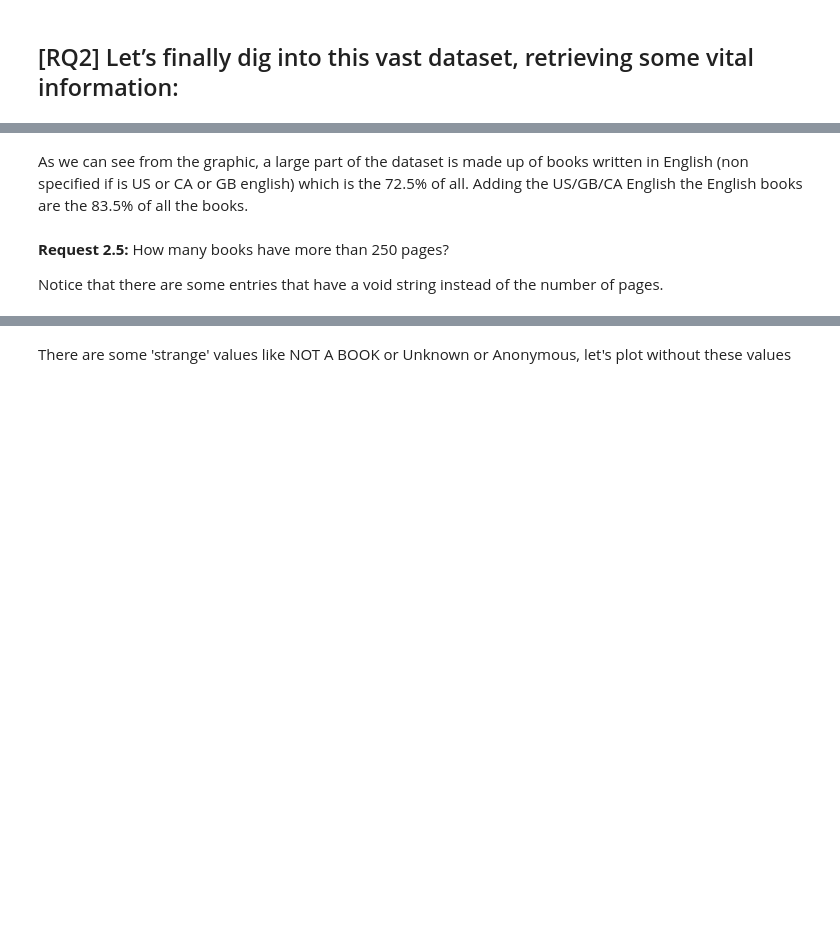
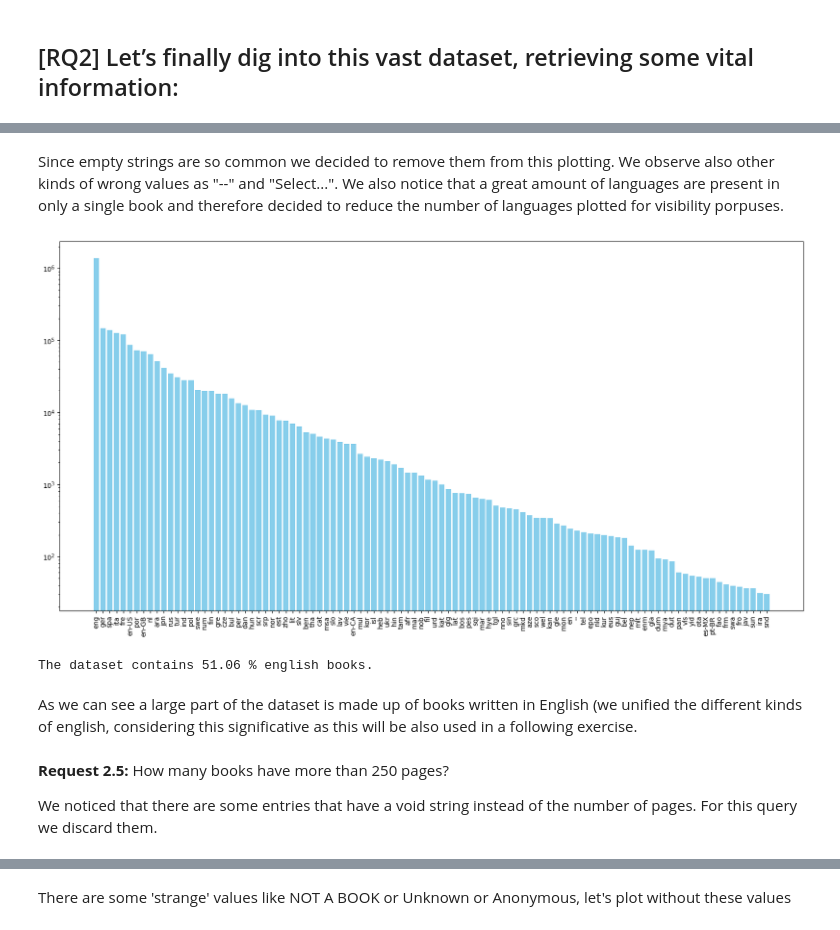
Before and after one commit to LorenzoPannacci/ADM-HW2, a Jupyter notebook: main.ipynb, the cells around one changed output, grey strips where cells are left out. Cells and saved outputs as stored; diff of their text form; code cells hidden in the pictures; blank space fills up the shorter version.

```diff
--- a/main.ipynb
+++ b/main.ipynb
@@ -488,6 +664,13 @@ lingua
+# %% [markdown]
+Since empty strings are so common we decided to remove them from this plotting. We observe also other kinds of wrong values as "--" and "Select...". We also notice that a great amount of languages are present in only a single book and therefore decided to reduce the number of languages plotted for visibility porpuses.
 # %%
-languages = lingua['language'].value_counts().head(20)
-plt.bar(languages.index, languages.values, color='skyblue')
+languages = books[(books["language"] != ("" and "--" and "Select..."))]
+plot_languages = languages['language'].value_counts().head(100)
+
+plt.figure(figsize=(20, 10))
+plt.bar(plot_languages.index, plot_languages.values, color='skyblue')
+plt.yscale('log')
 plt.xticks(rotation=90)
+plt.show()
+# %% [output]
+[figure, added]
-# %% [markdown]
-As we can see from the graphic, a large part of the dataset is made up of books written in English (non specified if is US or CA or GB english) which is the 72.5% of all. Adding the US/GB/CA English the English books are the 83.5% of all the books.
@@ -496,7 +677,16 @@ lingua['language'].value_counts()
+# %%
+print("The dataset contains", round(languages[languages["language"] == ("eng" or "en-US" or "en-GB" or "en-CA" or "en")].shape[0] / languages.shape[0], 4) * 100, "% english books.")
+print("The dataset contains", round(languages[languages["language"] == ("ger")].shape[0] / languages.shape[0], 4) * 100, "% german books.")
+print("The dataset contains", round(languages[languages["language"] == ("spa")].shape[0] / languages.shape[0], 4) * 100, "% spanish books.")
+print("The dataset contains", round(languages[languages["language"] == ("ita")].shape[0] / languages.shape[0], 4) * 100, "% italian books.")
+# %% [output]
+The dataset contains 51.06 % english books.
+# %% [markdown]
+As we can see a large part of the dataset is made up of books written in English (we unified the different kinds of english, considering this significative as this will be also used in a following exercise.
 # %% [markdown]
 **Request 2.5:** How many books have more than 250 pages?
 
-Notice that there are some entries that have a void string instead of the number of pages.
+We noticed that there are some entries that have a void string instead of the number of pages. For this query we discard them.
 # %%
 # create a view that excludes the entries with void string
 df = books[books["num_pages"] != ""]
```
Also changed, not shown: parts of 46 cells of this notebook.
